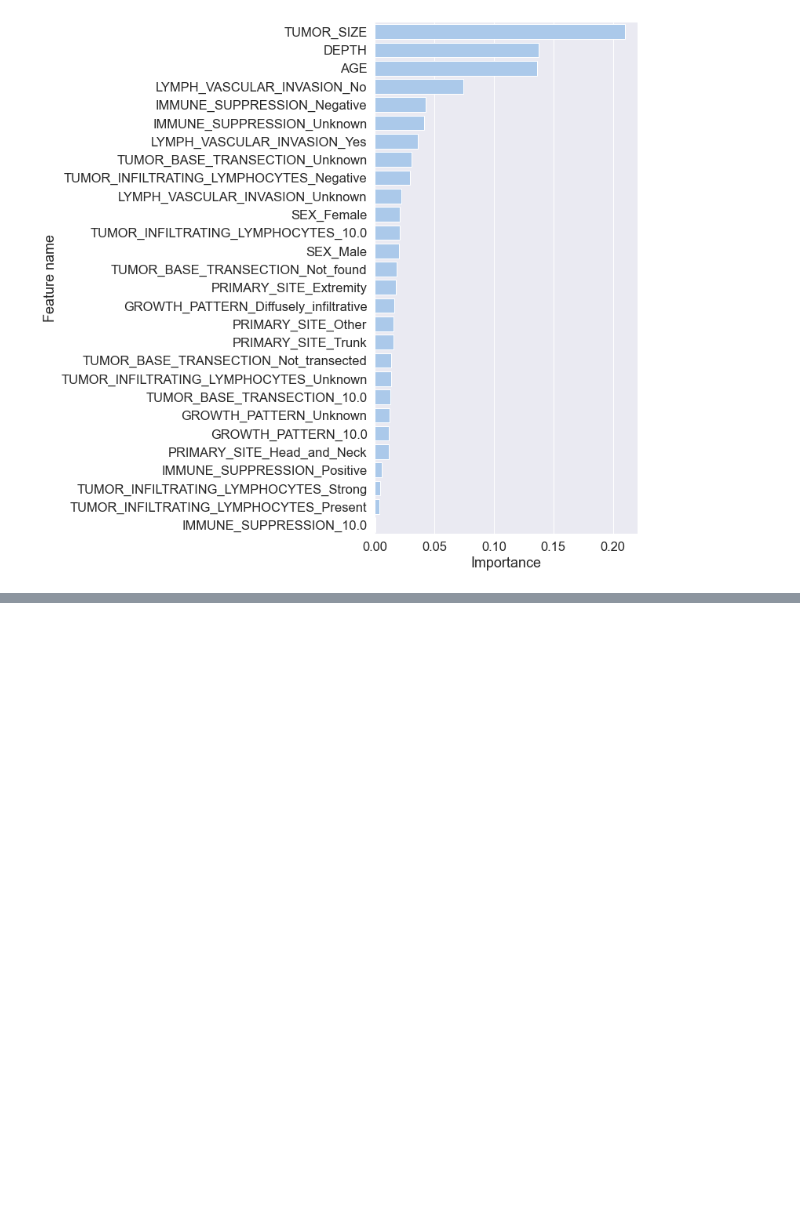
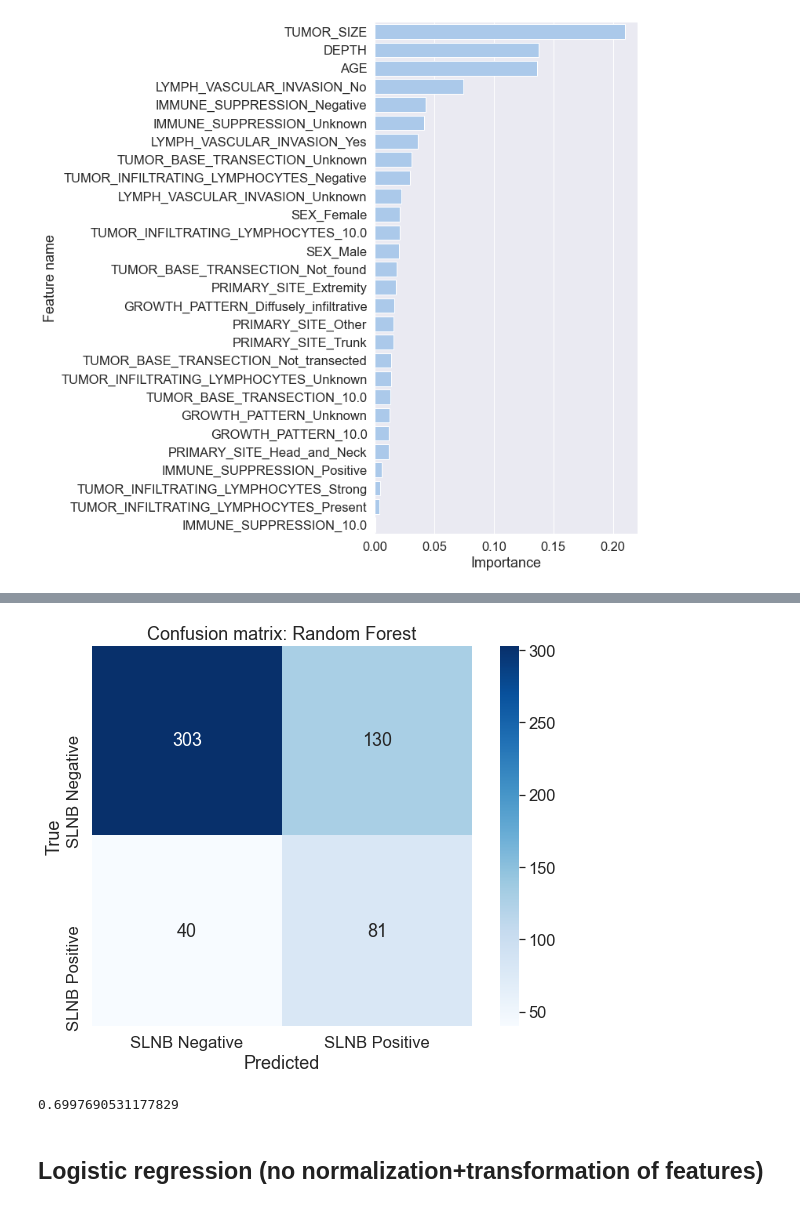
Before and after one commit to jerryji1993/MetMCC-SCAN, a Jupyter notebook: scripts/model_fitting.ipynb, the cells around one changed output, grey strips where cells are left out. Drawn from its saved outputs; the diff is of its cells as text; code cells hidden in the pictures; blank space fills up the shorter version.

```diff
--- a/scripts/model_fitting.ipynb
+++ b/scripts/model_fitting.ipynb
@@ -1201,0 +1763,8 @@ with open(BASE_DIR+'../model/balanced_rf_augmented_knnimputed_binned.pkl', 'wb')
+# %%
+from sklearn.preprocessing import OneHotEncoder
+from sklearn.compose import ColumnTransformer
+ct = ColumnTransformer(
+    [('oh_enc', OneHotEncoder(sparse=False), [1,2,5,6,7,8,9])],  # the column numbers I want to apply this to
+    remainder='passthrough'  # This leaves the rest of my columns in place
+)
+X_sel = ct.fit_transform(X_sel)
@@ -1201,0 +1781,5 @@ with open(BASE_DIR+'../model/balanced_rf_augmented_knnimputed_binned.pkl', 'wb')
+# %%
+# split data
+X_train_sel, X_test_sel, y_train_sel, y_test_sel = train_test_split(X_sel, y_sel,
+                                                                test_size = 0.1,
+                                                                random_state = 123) # set seed to ensure reproducibility
@@ -1201,0 +1903,23 @@ with open(BASE_DIR+'../model/balanced_rf_augmented_knnimputed_binned.pkl', 'wb')
+# %%
+# train a random forest classifier
+rf = BalancedRandomForestClassifier(
+                            n_estimators=1778, #100
+                            max_depth=6,#5
+                            max_features = 22,
+                            criterion = 'entropy',
+                            oob_score=True,
+                            random_state=123) # set seed to ensure reproducibility
+rf.fit(X_train_sel,y_train_sel.ravel())
+
+y_prob_sel = np.asarray(rf.predict_proba(X_test_sel))
+y_pred_sel = np.asarray(rf.predict(X_test_sel))
+y_test_sel = np.asarray(y_test_sel)
+print("test accuracy: %s" % accuracy_score(y_test_sel, y_pred_sel))
+print("test NPV: %s" % negative_pred_value(y_test_sel, y_pred_sel))
+print("test Precision: %s" % precision_score(y_test_sel, y_pred_sel))
+print("test Recall: %s" % recall_score(y_test_sel, y_pred_sel))
+print("test AUC: %s" % roc_auc_score(y_test_sel, y_prob_sel[:,1]))
+print("test F1: %s" % f1_score(y_test_sel, y_pred_sel))
+print("test AUPR: %s" % average_precision_score(y_test_sel, y_prob_sel[:,1]))
+
+# 0.649, 0.8906, 0.245, 0.571, 0.668, 0.343, 0.346
@@ -1201,0 +1934,15 @@ with open(BASE_DIR+'../model/balanced_rf_augmented_knnimputed_binned.pkl', 'wb')
+# %%
+cm = confusion_matrix(y_test_sel, y_pred_sel)
+df_cm = pd.DataFrame(cm, index = [i for i in ["SLNB Negative","SLNB Positive"]],
+                  columns = [i for i in ["SLNB Negative","SLNB Positive"]])
+plt.figure(figsize = (10,7))
+ax = sns.heatmap(df_cm, annot=True, cmap='Blues',square=True, fmt='d').set_title('Confusion matrix: Random Forest')
+plt.xlabel("Predicted")
+plt.ylabel("True")
+plt.savefig(BASE_DIR+'../image/confusion_matrix.pdf')
+# %% [output]
+[figure, added]
+# %%
+303/(303+130)
+# %% [output]
+0.6997690531177829
@@ -1201,0 +1953,2 @@ with open(BASE_DIR+'../model/balanced_rf_augmented_knnimputed_binned.pkl', 'wb')
+# %% [markdown]
+## Logistic regression (no normalization+transformation of features)
```
Also changed, not shown: parts of 133 cells of this notebook, 1 other file.
